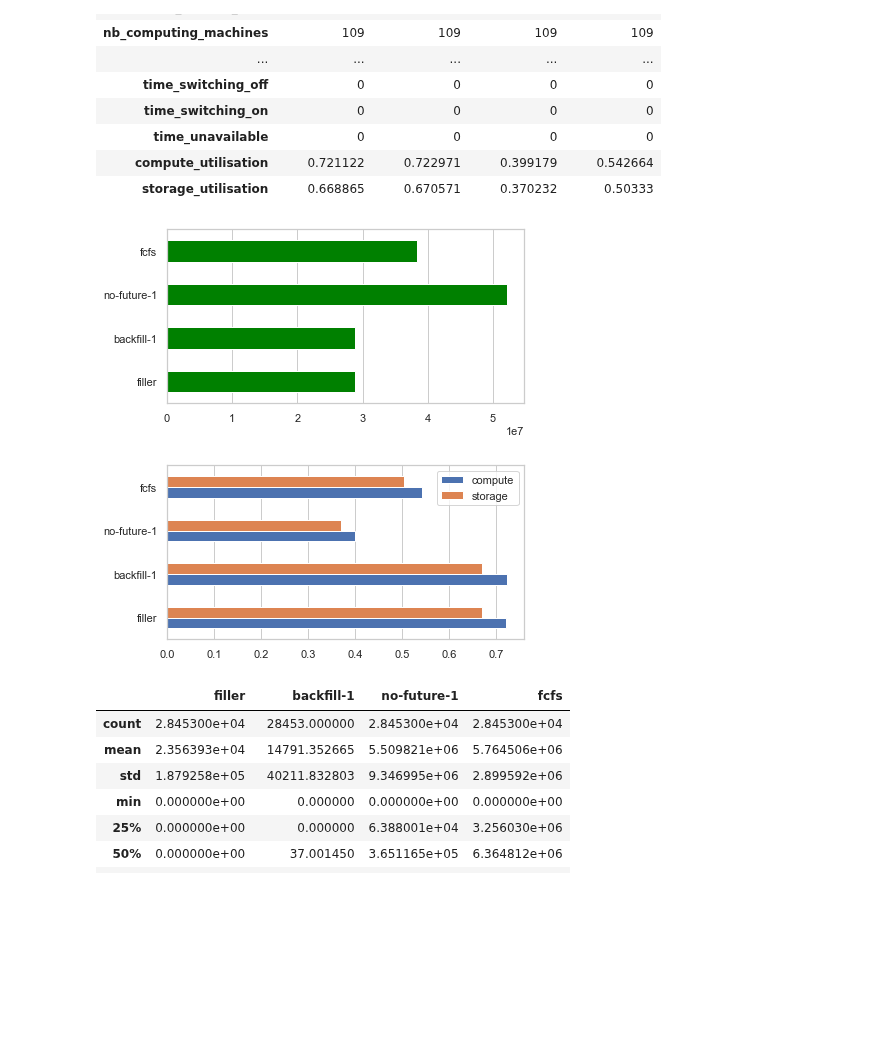
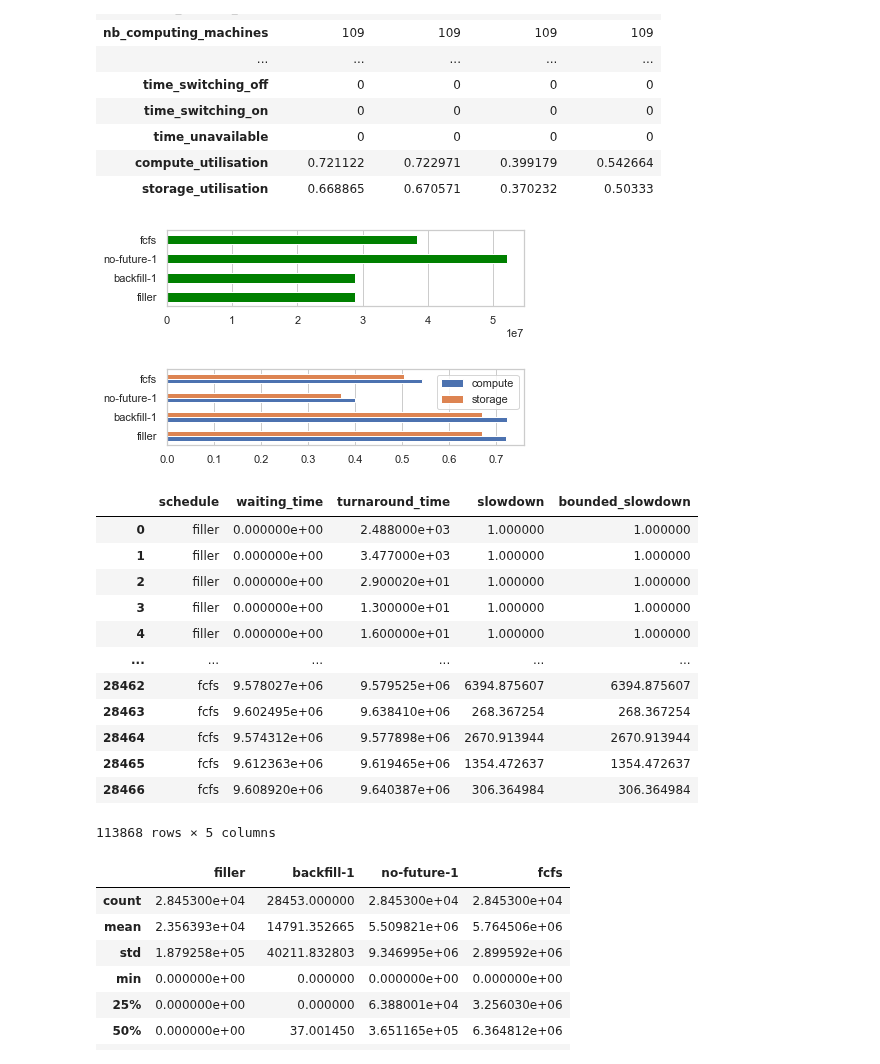
Before and after one commit to jankopanski/Burst-Buffer-Scheduling, a Jupyter notebook: analysis/ScheduleComparison-AllocOnly.ipynb, the cells around one changed output. Cells and saved outputs as stored; diff of their text form; code cells hidden in the pictures; blank space fills up the shorter version.

Commit message:
Generated triple plots

```diff
--- a/analysis/ScheduleComparison-AllocOnly.ipynb
+++ b/analysis/ScheduleComparison-AllocOnly.ipynb
@@ -132,21 +133,36 @@ metrics.T
 | storage_utilisation | 0.668865 | 0.670571 | 0.370232 | 0.50333 |
 # %%
 # ax = metrics['makespan'].plot.barh(figsize=(12, 8))
-ax = metrics['makespan'].plot.barh(color='green', figsize=(6.4,3.2))
+ax = metrics['makespan'].plot.barh(color='green', figsize=(6.4,1.4))
 ax.grid(axis='y')
 plt.savefig('../../images/results/reservation_alloc-only_makespan.pdf', bbox_inches='tight')
 # %% [output]
-[figure, old version]
+[figure, new version]
 # %%
 # ax = metrics[['compute_utilisation', 'storage_utilisation']].plot.barh(figsize=(14, 8))
-ax = metrics[['compute_utilisation', 'storage_utilisation']].plot.barh(figsize=(6.4,3.2))
+ax = metrics[['compute_utilisation', 'storage_utilisation']].plot.barh(figsize=(6.4,1.4))
 ax.legend(['compute', 'storage'])
 ax.grid(axis='y')
 plt.savefig('../../images/results/reservation_alloc-only_utilisation.pdf', bbox_inches='tight')
 # %% [output]
-[figure, old version]
+[figure, new version]
 # %%
 metrics_df = create_all_metrics_df()
+metrics_df
+# %% [output]
+|  | schedule | waiting_time | turnaround_time | slowdown | bounded_slowdown |
+| 0 | filler | 0.000000e+00 | 2.488000e+03 | 1.000000 | 1.000000 |
+| 1 | filler | 0.000000e+00 | 3.477000e+03 | 1.000000 | 1.000000 |
+| 2 | filler | 0.000000e+00 | 2.900020e+01 | 1.000000 | 1.000000 |
+| 3 | filler | 0.000000e+00 | 1.300000e+01 | 1.000000 | 1.000000 |
+| 4 | filler | 0.000000e+00 | 1.600000e+01 | 1.000000 | 1.000000 |
+| ... | ... | ... | ... | ... | ... |
+| 28462 | fcfs | 9.578027e+06 | 9.579525e+06 | 6394.875607 | 6394.875607 |
+| 28463 | fcfs | 9.602495e+06 | 9.638410e+06 | 268.367254 | 268.367254 |
+| 28464 | fcfs | 9.574312e+06 | 9.577898e+06 | 2670.913944 | 2670.913944 |
+| 28465 | fcfs | 9.612363e+06 | 9.619465e+06 | 1354.472637 | 1354.472637 |
+| 28466 | fcfs | 9.608920e+06 | 9.640387e+06 | 306.364984 | 306.364984 |
+113868 rows × 5 columns
 # %%
 waiting_times = create_metric_df('waiting_time')
 waiting_times.describe()
```
Also changed, not shown: parts of 18 cells of this notebook.
